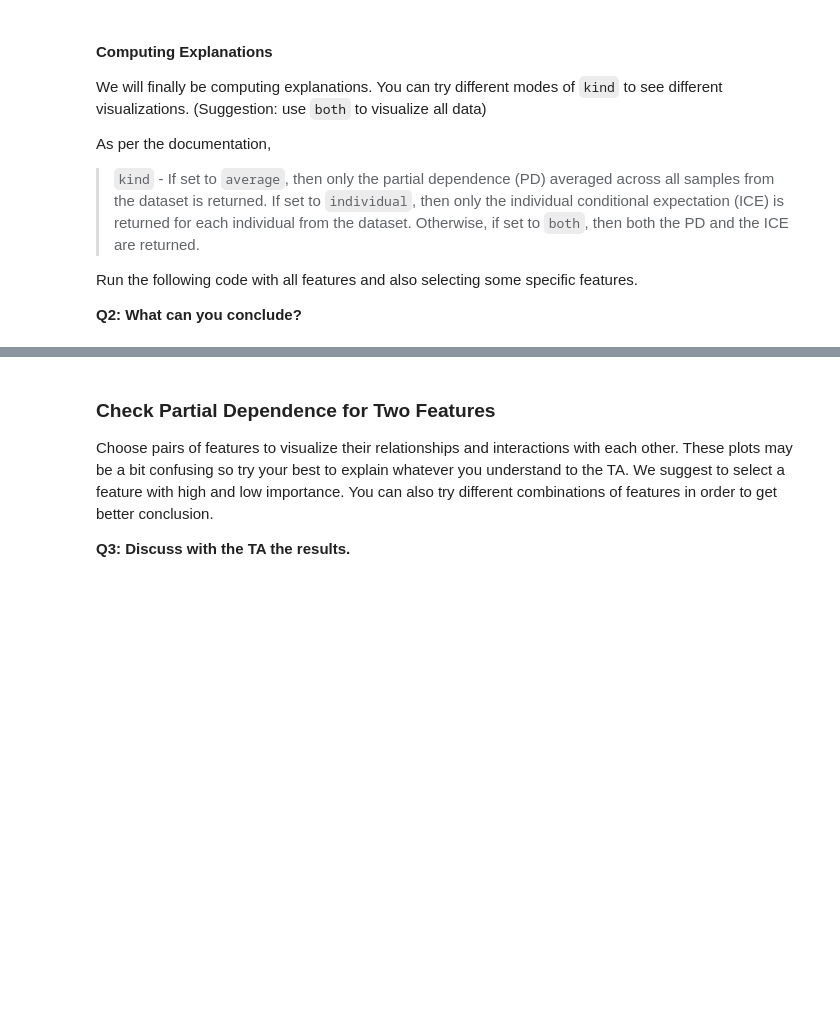
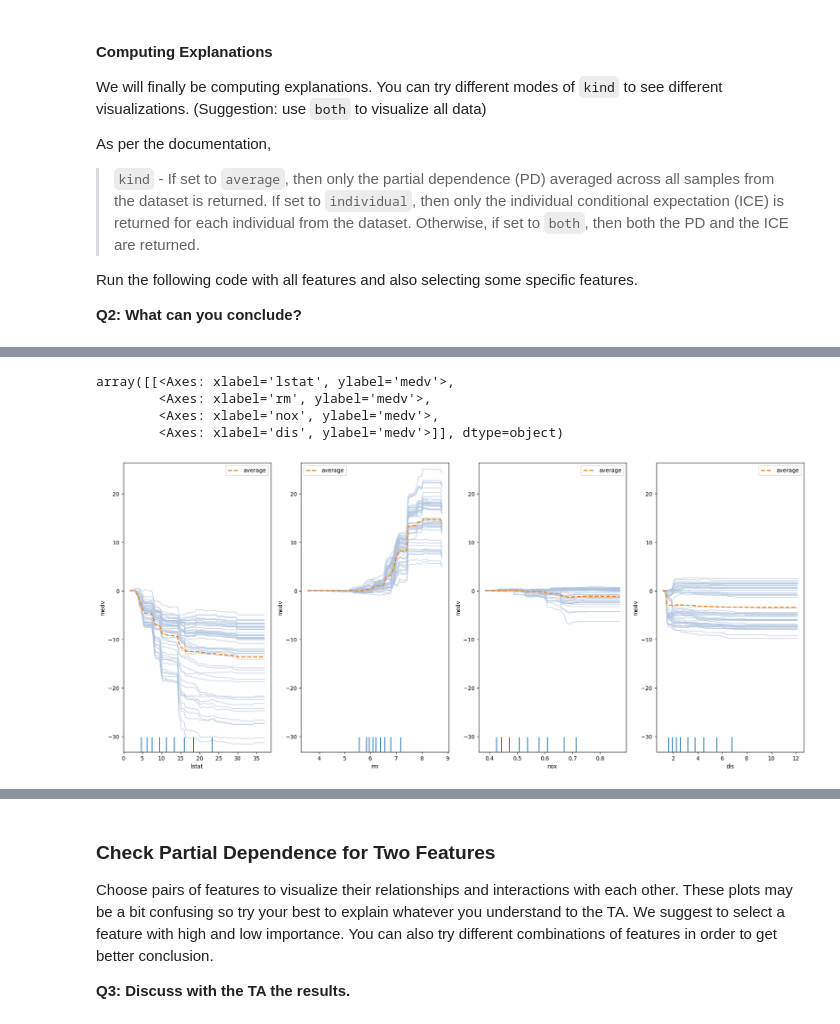
Before and after one commit to blessedmadukoma/mlip-lab-10-explainability-lab, a Jupyter notebook: explainability.ipynb, the cells around one changed output, grey strips where cells are left out. Cells and saved outputs as stored; diff of their text form; code cells hidden in the pictures; blank space fills up the shorter version.

```diff
--- a/explainability.ipynb
+++ b/explainability.ipynb
@@ -203,4 +271,9 @@ explainer_pd = PartialDependence(predictor=prediction_fn,
 
 # TODO - Select features you wish to compute explanations for
 # Hint - Select Column Indices = feature_names.index("COLUMN_NAME")
-features = []
+features = [
+    feature_names.index('lstat'),
+    feature_names.index('rm'),
+    feature_names.index('nox'),
+    feature_names.index('dis'),
+]
@@ -207,14 +287,23 @@ features = []
 # %%
-# # compute explanations
-# exp = explainer_pd.explain(X=X_train,
-#                         #features=features,
-#                         kind='both') # kind = [both, individual, average]
+# compute explanations for these features (both PD and ICE)
+exp = explainer_pd.explain(X=X_train,
+                        features=features,
+                        # kind='individual')
+                        # kind='average')
+                        kind='both') # kind = [both, individual, average]
+
 
 # # plot partial dependece curves
 # # this setup should work for any mode of kind, feel free to alter this to better suit your plot view.
-# plot_pd(exp=exp,
-#         n_cols=3,
-#         n_ice=50,
-#         sharey='row',
-#         center = True,
-#         fig_kw={'figheight': 15, 'figwidth': 10});
+plot_pd(exp=exp,
+        n_cols=4,
+        n_ice=50,
+        sharey='row',
+        center = True,
+        fig_kw={'figheight': 8, 'figwidth': 18})
+# %% [output]
+array([[<Axes: xlabel='lstat', ylabel='medv'>,
+        <Axes: xlabel='rm', ylabel='medv'>,
+        <Axes: xlabel='nox', ylabel='medv'>,
+        <Axes: xlabel='dis', ylabel='medv'>]], dtype=object)
+[figure, added]
```
Also changed, not shown: parts of 38 cells of this notebook, 2 other files.
